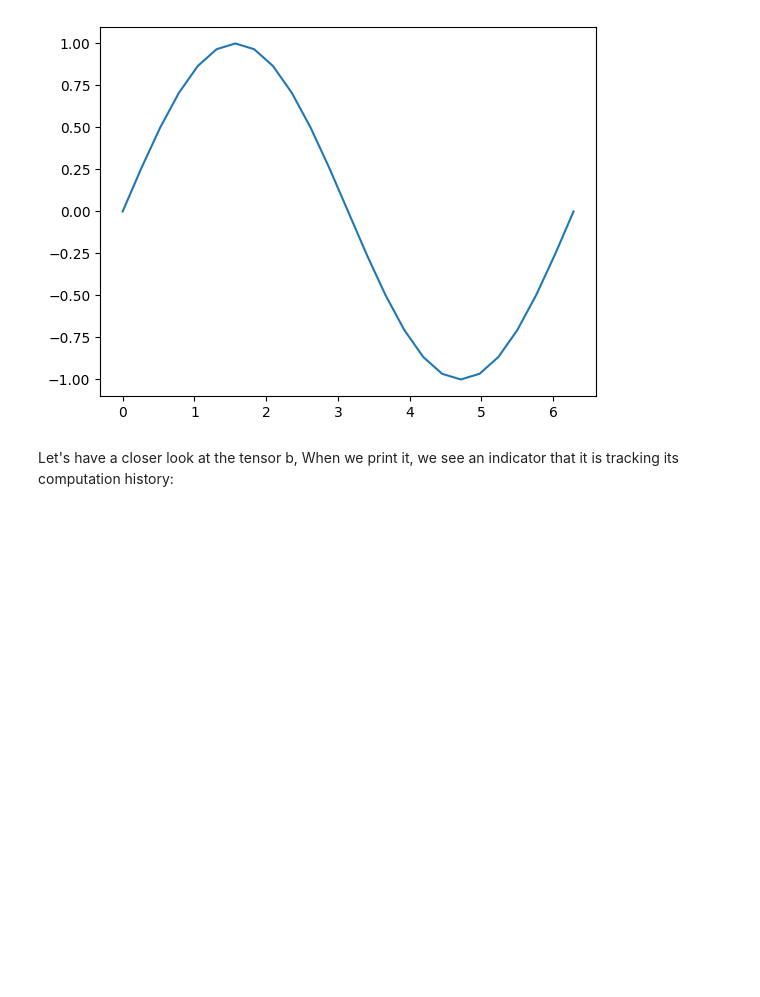
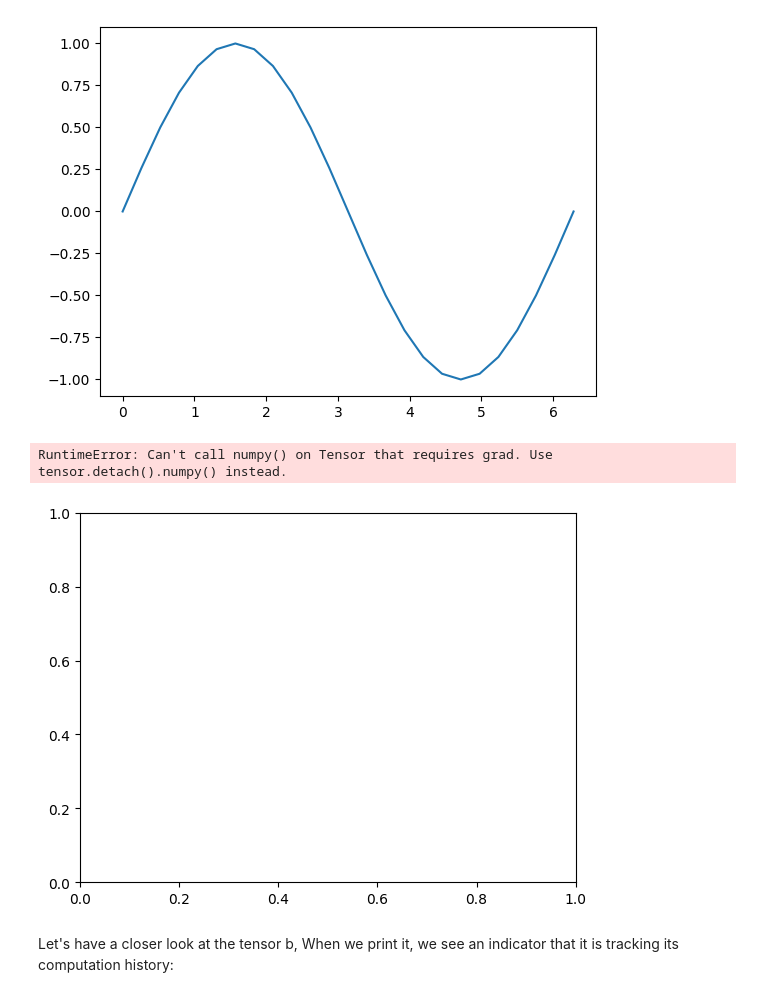
Before and after one commit to Dandelionlibra/juptyer_note, a Jupyter notebook: PyTorch Beginner Series/The Fundamentals of Autograd.ipynb, the cells around one changed output. Saved outputs shown, nothing was run; the diff lists cells and outputs as text; code cells hidden in the pictures; blank space fills up the shorter version.

```diff
--- a/PyTorch Beginner Series/The Fundamentals of Autograd.ipynb
+++ b/PyTorch Beginner Series/The Fundamentals of Autograd.ipynb
@@ -56,6 +58,11 @@ plt.plot(a.detach(), b.detach())
 # %% [output]
 [<matplotlib.lines.Line2D at 0x...>]
 [figure]
+# %%
+plt.plot(a, b) # 使用 Matplotlib 繪製 a 對 b 的圖形。
+# %% [output]
+RuntimeError: Can't call numpy() on Tensor that requires grad. Use tensor.detach().numpy() instead.
+[figure, added]
 # %% [markdown]
 Let's have a closer look at the tensor b, When we print it, we see an indicator that it is tracking its computation history:
 # %%
```
Also changed, not shown: parts of 27 cells of this notebook.
